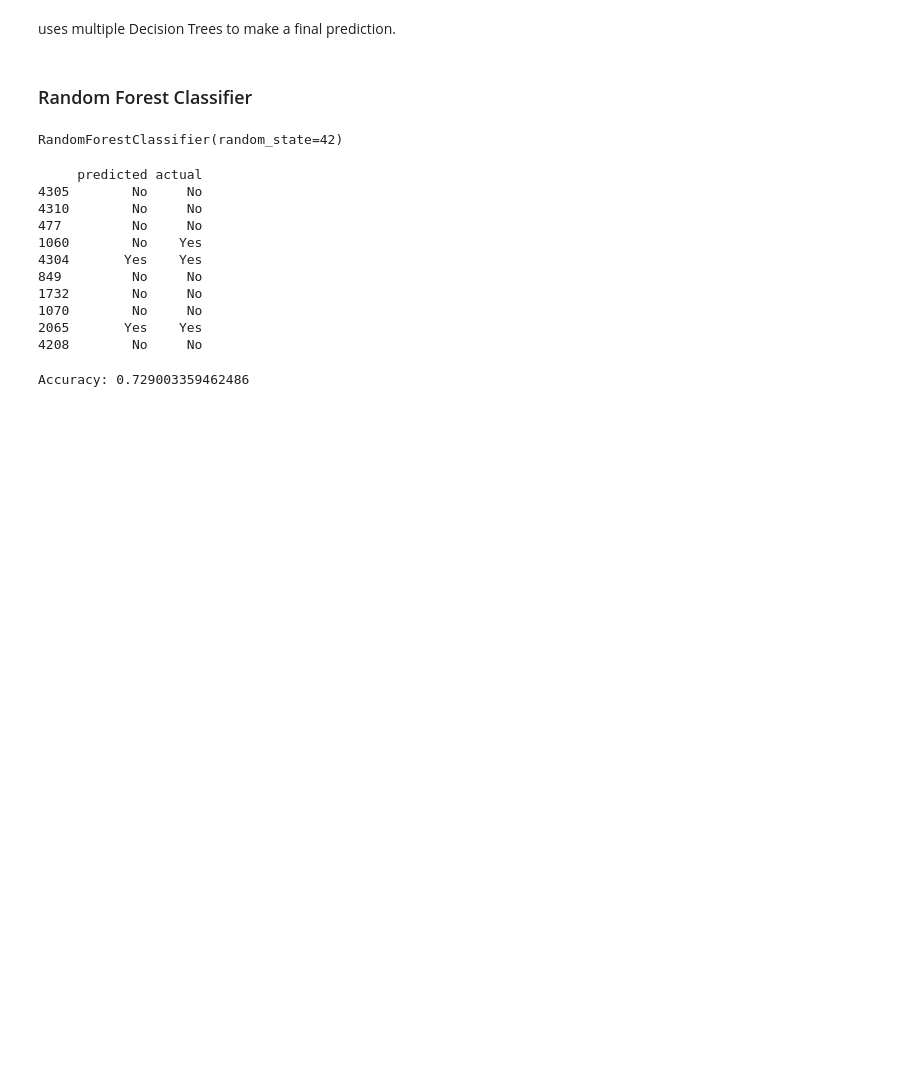
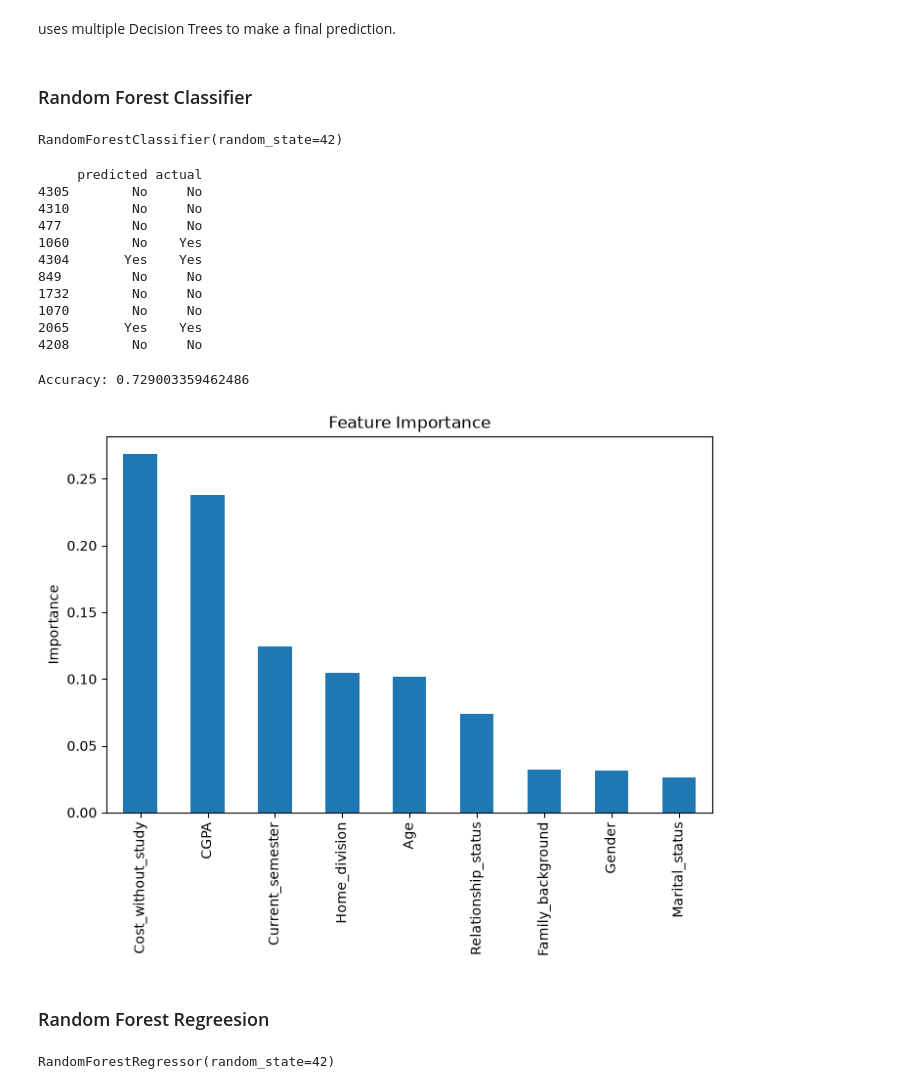
Before and after one commit to AreebaAkram/MachineLearning, a Jupyter notebook: RandomForest.ipynb, the cells around one changed output. Saved outputs shown, nothing was run; the diff lists cells and outputs as text; code cells hidden in the pictures; blank space fills up the shorter version.

Commit message:
random forest reg

```diff
--- a/RandomForest.ipynb
+++ b/RandomForest.ipynb
@@ -67,3 +68,20 @@ accuracy = accuracy_score(y_test, y_pred)
 print("Accuracy:", accuracy)
 # %% [output]
 Accuracy: 0.729003359462486
+# %%
+importance = pd.Series(
+    model.feature_importances_,
+    index=x_train.columns
+)
+
+importance = importance.sort_values(ascending=False)
+
+importance.plot(kind="bar", figsize=(8, 5))
+
+plt.title("Feature Importance")
+plt.ylabel("Importance")
+plt.show()
+# %% [output]
+[figure, added]
+# %% [markdown]
+### Random Forest Regreesion
@@ -69,0 +101,5 @@ Accuracy: 0.729003359462486
+# %%
+model = RandomForestRegressor(  n_estimators=100, random_state=42)
+model.fit(x_train, y_train)
+# %% [output]
+RandomForestRegressor(random_state=42)
```
Also changed, not shown: parts of 10 cells of this notebook, 1 other file.
